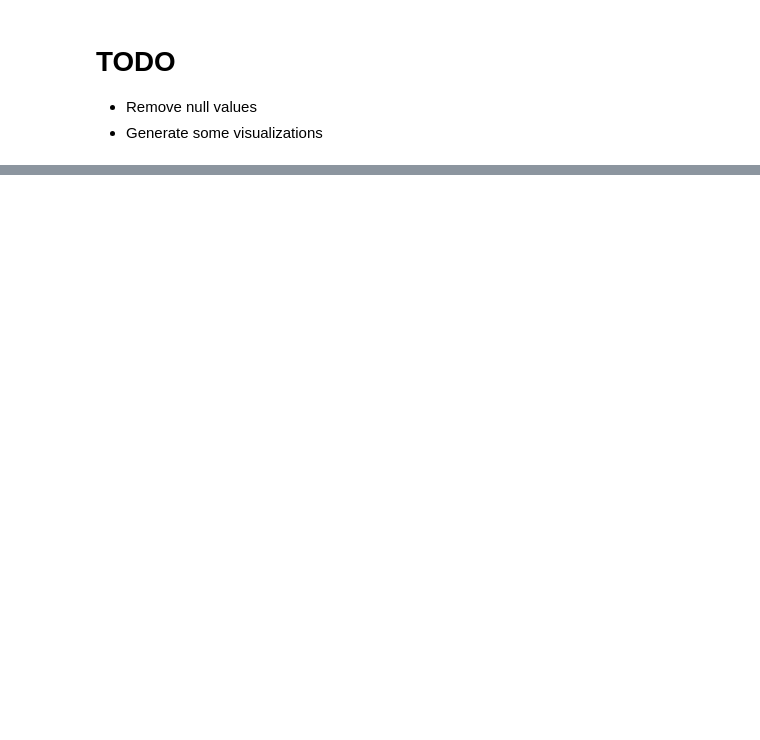
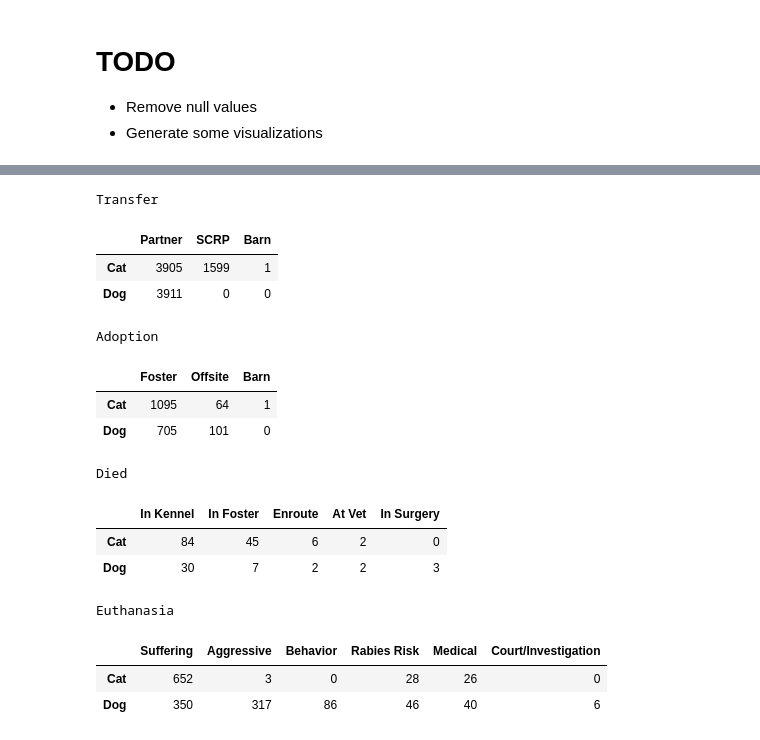
Before and after one commit to iem-devs/datascience, a Jupyter notebook: kaggle/shelter-animal-outcomes/exploration.ipynb, the cells around one changed output, grey strips where cells are left out. Cells and saved outputs as stored; diff of their text form; code cells hidden in the pictures; blank space fills up the shorter version.

```diff
--- a/kaggle/shelter-animal-outcomes/exploration.ipynb
+++ b/kaggle/shelter-animal-outcomes/exploration.ipynb
@@ -54,0 +157,32 @@ train.head(5)
+# %%
+# Reusing code from previous cell
+
+import numpy as np
+import matplotlib.pyplot as plt
+
+# Store subtype distribution for dog/cat for each OutcomeType in o_type_dist
+o_type_dist = dict()
+
+for ost_nan in unq_subtypes:
+    # Create dataframe where OutcomeType = Adoption/Died/Euthanasia/Transfer
+    oc_type_df = train[train['OutcomeType'] == ost_nan]
+
+    # Find the OutcomeSubtype categories for this dataframe
+    subtypes = oc_type_df['OutcomeSubtype'].unique()
+
+    N = len(subtypes)
+
+    # Create two empty list to store counts
+    dog_counts = list()
+    cat_counts = list()
+
+    tmp_indices = list()
+    for st in subtypes:
+        if str(st) == 'nan':
+            continue
+        dog_counts.append(oc_type_df[(oc_type_df['AnimalType'] == 'Dog') & (oc_type_df['OutcomeSubtype'] == st)].shape[0])
+        cat_counts.append(oc_type_df[(oc_type_df['AnimalType'] == 'Cat') & (oc_type_df['OutcomeSubtype'] == st)].shape[0])
+        tmp_indices.append(st)
+
+    # Create temporary dataframe for probability reference cat/dog with OutcomeSubtype as indices
+    o_type_dist[ost_nan] = pd.DataFrame({'Dog' : dog_counts, 'Cat' : cat_counts}, index = tmp_indices).transpose()
@@ -54,0 +206,23 @@ train.head(5)
+# %%
+from IPython.display import display
+for key in o_type_dist:
+    print key
+    display(o_type_dist[key])
+    print '\n\n'
+# %% [output]
+Transfer
+|  | Partner | SCRP | Barn |
+| Cat | 3905 | 1599 | 1 |
+| Dog | 3911 | 0 | 0 |
+Adoption
+|  | Foster | Offsite | Barn |
+| Cat | 1095 | 64 | 1 |
+| Dog | 705 | 101 | 0 |
+Died
+|  | In Kennel | In Foster | Enroute | At Vet | In Surgery |
+| Cat | 84 | 45 | 6 | 2 | 0 |
+| Dog | 30 | 7 | 2 | 2 | 3 |
+Euthanasia
+|  | Suffering | Aggressive | Behavior | Rabies Risk | Medical | Court/Investigation |
+| Cat | 652 | 3 | 0 | 28 | 26 | 0 |
+| Dog | 350 | 317 | 86 | 46 | 40 | 6 |
```
Also changed, not shown: parts of 14 cells of this notebook.
